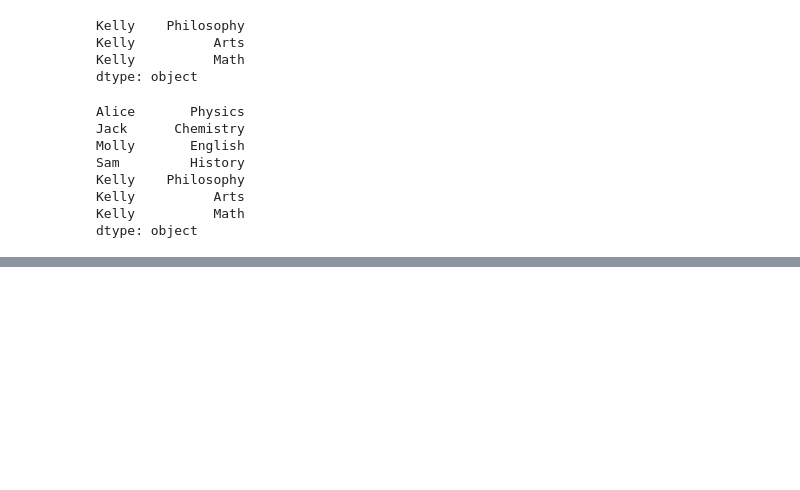
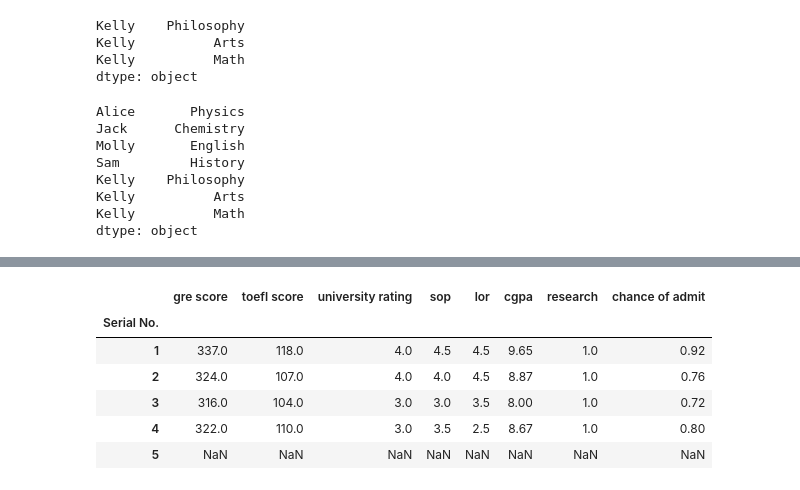
Before and after one commit to danielwon01/Applied-Data-Science-with-Python, a Jupyter notebook: Introduction to Pandas ,Series Data and DataFrame.ipynb, the cells around one changed output, grey strips where cells are left out. Cells and saved outputs as stored; diff of their text form; code cells hidden in the pictures; blank space fills up the shorter version.

```diff
--- a/Introduction to Pandas ,Series Data and DataFrame.ipynb
+++ b/Introduction to Pandas ,Series Data and DataFrame.ipynb
@@ -231,0 +428,2 @@ dtype: object
+# %%
+df_admit =  df["chance of admit"] > 0.7
@@ -231,0 +438,14 @@ dtype: object
+# %%
+# So, what do you do with the boolean mask once you have formed it?  you can just lay it on top of the
+# data to "hide" the data you don't want, which is represented by all of the False values. We do this by using
+# the .where() function on the original DataFrame.
+
+df.where(df_admit).head()
+# %% [output]
+|  | gre score | toefl score | university rating | sop | lor | cgpa | research | chance of admit |
+| Serial No. |  |  |  |  |  |  |  |  |
+| 1 | 337.0 | 118.0 | 4.0 | 4.5 | 4.5 | 9.65 | 1.0 | 0.92 |
+| 2 | 324.0 | 107.0 | 4.0 | 4.0 | 4.5 | 8.87 | 1.0 | 0.76 |
+| 3 | 316.0 | 104.0 | 3.0 | 3.0 | 3.5 | 8.00 | 1.0 | 0.72 |
+| 4 | 322.0 | 110.0 | 3.0 | 3.5 | 2.5 | 8.67 | 1.0 | 0.80 |
+| 5 | NaN | NaN | NaN | NaN | NaN | NaN | NaN | NaN |
```
Also changed, not shown: parts of 62 cells of this notebook.
